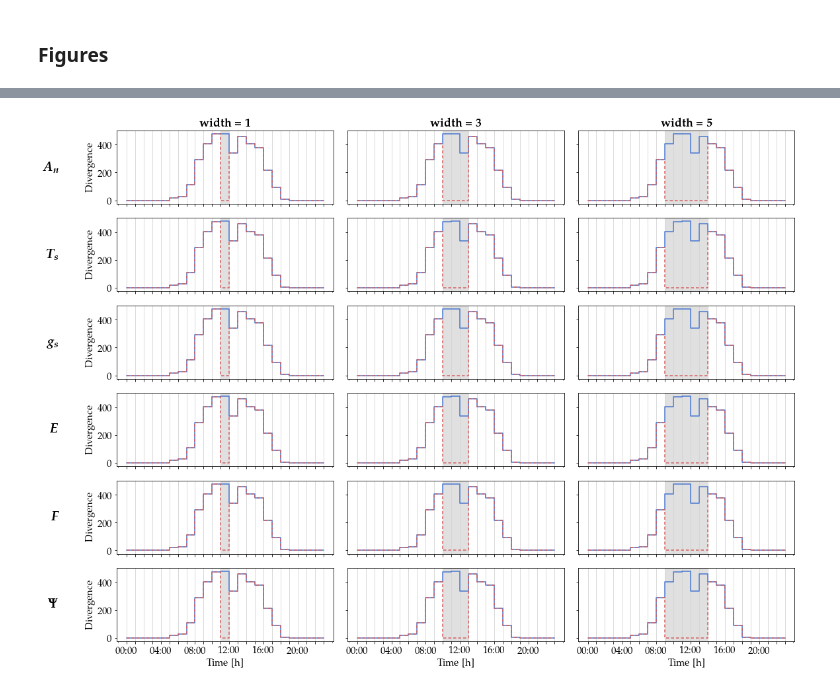
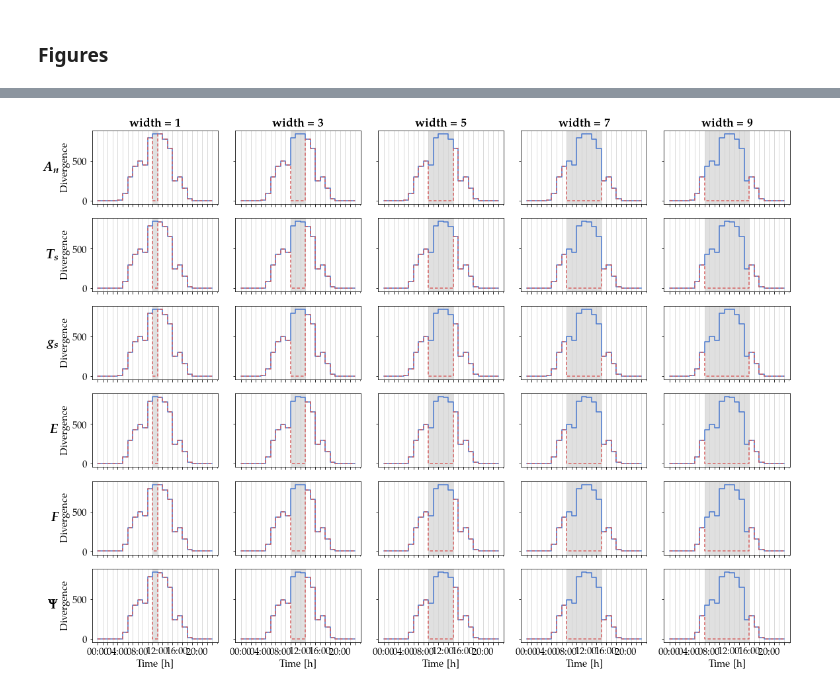
Before and after one commit to mcndt/thesis-plant-reservoir-computing, a Jupyter notebook: notebooks/impulse_experiments/Impulse_Figures_HydroShoot.ipynb, the cells around one changed output, grey strips where cells are left out. Cells and saved outputs as stored; diff of their text form; code cells hidden in the pictures.

```diff
--- a/notebooks/impulse_experiments/Impulse_Figures_HydroShoot.ipynb
+++ b/notebooks/impulse_experiments/Impulse_Figures_HydroShoot.ipynb
@@ -17,7 +17,7 @@ plt.rcParams['legend.fontsize'] = 12
 # %% [markdown]
 ### Loading the dataset
 # %%
-DATASET_PATH = '../datasets/hydroshoot_impulse.csv'
+DATASET_PATH = '../datasets/hydroshoot_impulse_v2.csv'
 # %%
 from src.model.rc_dataset import ExperimentDataset
 
@@ -177,16 +197,18 @@ symbols = {
 
 symbols_bold = {k: f'$\\boldsymbol{{{v[1:-1]}}}$' for k, v in symbols.items()}
 
-widths = [1, 3, 5]
+widths = [1, 3, 5, 7, 9]
 
 intervals = [
     (12, 13),  # width 1
     (11, 14),  # width 3
     (10, 15),  # width 5
+    ( 9, 16),  # width 7
+    ( 8, 17),  # width 9
  ]
 
-baseline = '2012-08-19__width0__0'
-template = lambda width, value: f'2012-08-19__width{width}__{value}'
+baseline = '2012-08-01__width0__0'
+template = lambda width, value: f'2012-08-01__width{width}__{value}'
 
 START = 24 * 4
 STOP = 24 * 5
@@ -217,32 +239,32 @@ with plt.style.context('seaborn-muted'):
       experiment.index = np.arange(START, STOP)
 
       # plot data
       base.plot(ax=ax, label="Baseline", drawstyle='steps-pre', color=colors[0])
       experiment.plot(ax=ax, dashes=(3, 2), label="Impulse", drawstyle='steps-pre', color=colors[2])
 
       # color impulse steps
       ax.axvspan(4 * 24 + p0 - 1, 4 * 24 + p1 - 1, facecolor='0.2', alpha=0.15)
 
       # x axis
       xticks = np.arange(START, STOP, 1)
       ax.set_xticks(xticks)
       xticklabels = generate_xticklabels(xticks)
       xticklabels = [label if not (i + 4) % 4 else '' for i, label in enumerate(xticklabels)]
       ax.set_xticklabels(xticklabels)
       ax.grid(axis='x', linestyle='solid', color='lightgrey')
 
       # labeling
       ax.set_xlabel(r'Time [\unit{\hour}]')
       ax.set_ylabel(r'Divergence')
 
       if col == 0:
         ax.annotate(symbols_bold[state], (-0.27, 0.5), xycoords='axes fraction', va='center', ha='right', fontsize=20)
 
       if row == 0:
         ax.annotate(f'\\textbf{{width = {width}}}', (0.5, 1.05), xycoords='axes fraction', ha='center', fontsize=18)
 
 
   plt.tight_layout()
-  plt.savefig('impulse_inputs_cnwheat.png', dpi=200, facecolor='white')
+  plt.savefig('impulse_inputs_hydroshoot.png', dpi=200, facecolor='white')
 # %% [output]
-[figure, old version]
+[figure, new version]
```
Also changed, not shown: parts of 3 cells of this notebook, 12 other files.
